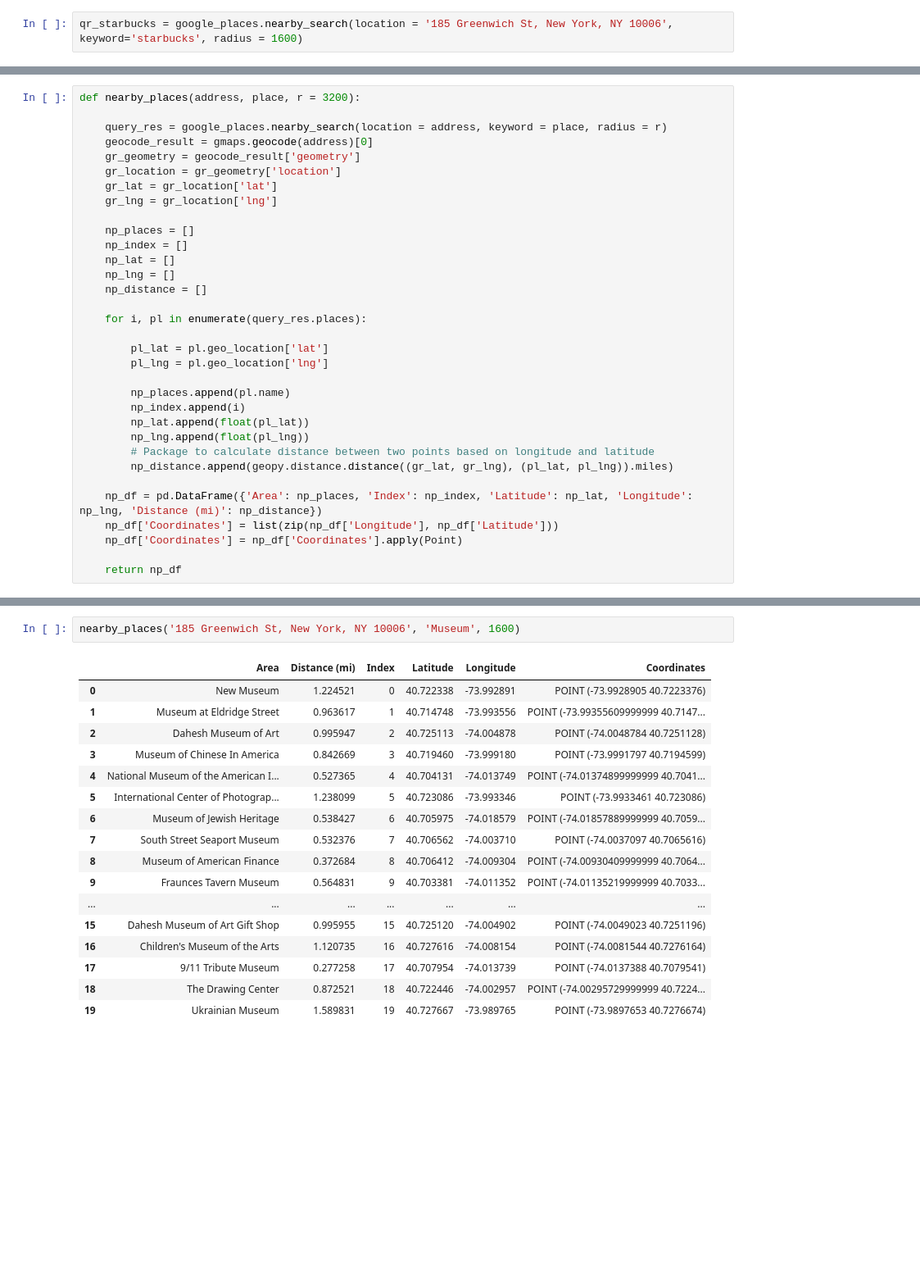
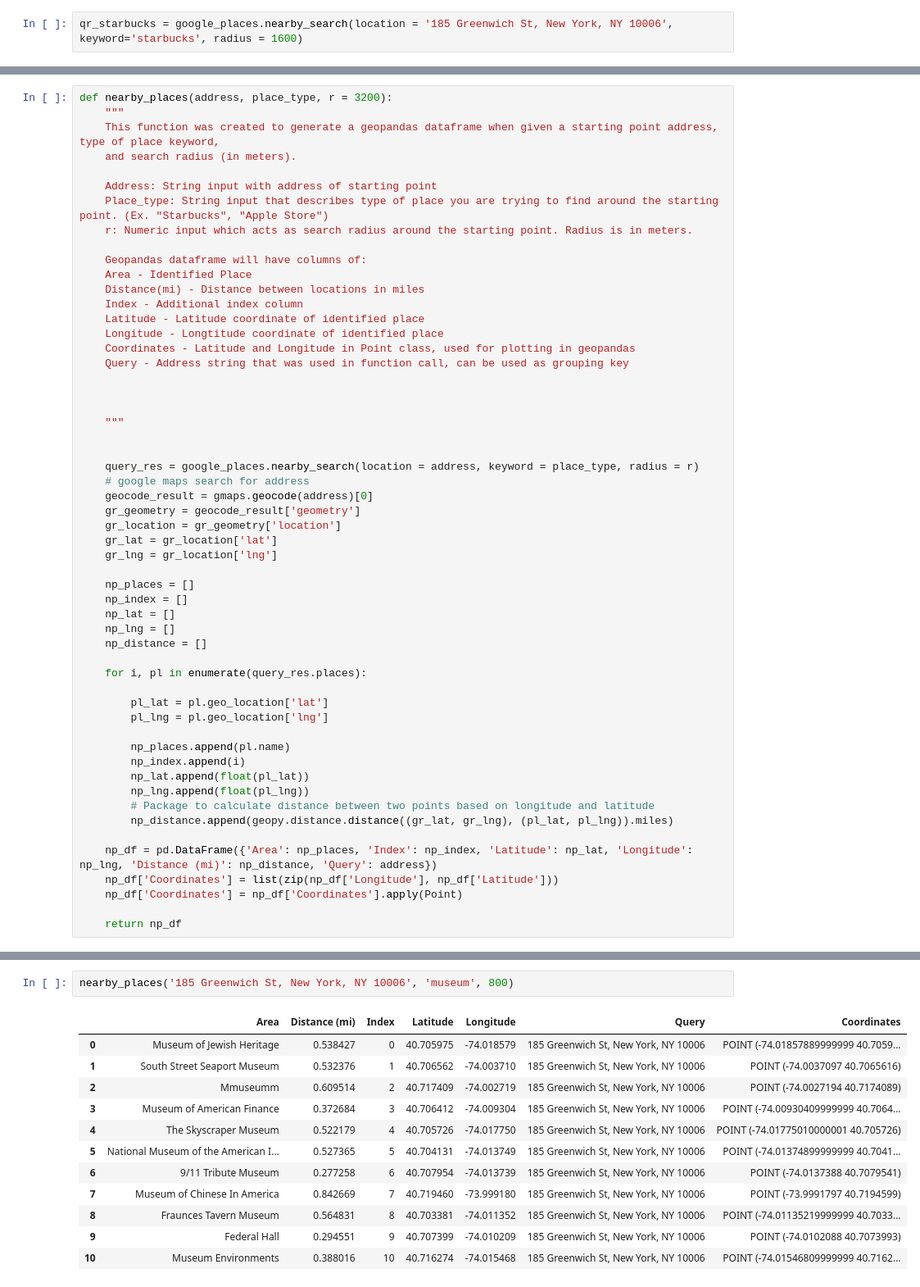
Before and after one commit to nalehc/gala_flyer_locations, a Jupyter notebook: Google_Places_Scraping_Alan.ipynb, the cells around one changed output, grey strips where cells are left out. Shown at 82% size. Saved outputs shown, nothing was run; the diff lists cells and outputs as text; blank space fills up the shorter version.

Commit message:
Added more documentation and query column in the geopandas dataframe

```diff
--- a/Google_Places_Scraping_Alan.ipynb
+++ b/Google_Places_Scraping_Alan.ipynb
@@ -76,7 +84,29 @@ Base Function to generate geopandas dataframes
 # %%
-def nearby_places(address, place, r = 3200):
+def nearby_places(address, place_type, r = 3200):
+    """
+    This function was created to generate a geopandas dataframe when given a starting point address, type of place keyword,
+    and search radius (in meters).
 
-    query_res = google_places.nearby_search(location = address, keyword = place, radius = r)
+    Address: String input with address of starting point
+    Place_type: String input that describes type of place you are trying to find around the starting point. (Ex. "Starbucks", "Apple Store")
+    r: Numeric input which acts as search radius around the starting point. Radius is in meters.
+
+    Geopandas dataframe will have columns of:
+    Area - Identified Place
+    Distance(mi) - Distance between locations in miles
+    Index - Additional index column
+    Latitude - Latitude coordinate of identified place
+    Longitude - Longtitude coordinate of identified place
+    Coordinates - Latitude and Longitude in Point class, used for plotting in geopandas
+    Query - Address string that was used in function call, can be used as grouping key
+
+
+
+    """
+
+
+    query_res = google_places.nearby_search(location = address, keyword = place_type, radius = r)
+    # google maps search for address
     geocode_result = gmaps.geocode(address)[0]
     gr_geometry = geocode_result['geometry']
     gr_location = gr_geometry['location']
@@ -101,7 +131,7 @@ def nearby_places(address, place, r = 3200):
         # Package to calculate distance between two points based on longitude and latitude
         np_distance.append(geopy.distance.distance((gr_lat, gr_lng), (pl_lat, pl_lng)).miles)
 
-    np_df = pd.DataFrame({'Area': np_places, 'Index': np_index, 'Latitude': np_lat, 'Longitude': np_lng, 'Distance (mi)': np_distance})
+    np_df = pd.DataFrame({'Area': np_places, 'Index': np_index, 'Latitude': np_lat, 'Longitude': np_lng, 'Distance (mi)': np_distance, 'Query': address})
     np_df['Coordinates'] = list(zip(np_df['Longitude'], np_df['Latitude']))
     np_df['Coordinates'] = np_df['Coordinates'].apply(Point)
 
@@ -109,23 +141,18 @@ def nearby_places(address, place, r = 3200):
 # %%
-nearby_places('185 Greenwich St, New York, NY 10006', 'Museum', 1600)
+nearby_places('185 Greenwich St, New York, NY 10006', 'museum', 800)
 # %% [output]
-|  | Area | Distance (mi) | Index | Latitude | Longitude | Coordinates |
-| 0 | New Museum | 1.224521 | 0 | 40.722338 | -73.992891 | POINT (-73.9928905 40.7223376) |
-| 1 | Museum at Eldridge Street | 0.963617 | 1 | 40.714748 | -73.993556 | POINT (-73.99355609999999 40.7147... |
-| 2 | Dahesh Museum of Art | 0.995947 | 2 | 40.725113 | -74.004878 | POINT (-74.0048784 40.7251128) |
-| 3 | Museum of Chinese In America | 0.842669 | 3 | 40.719460 | -73.999180 | POINT (-73.9991797 40.7194599) |
-| 4 | National Museum of the American I... | 0.527365 | 4 | 40.704131 | -74.013749 | POINT (-74.01374899999999 40.7041... |
-| 5 | International Center of Photograp... | 1.238099 | 5 | 40.723086 | -73.993346 | POINT (-73.9933461 40.723086) |
-| 6 | Museum of Jewish Heritage | 0.538427 | 6 | 40.705975 | -74.018579 | POINT (-74.01857889999999 40.7059... |
-| 7 | South Street Seaport Museum | 0.532376 | 7 | 40.706562 | -74.003710 | POINT (-74.0037097 40.7065616) |
-| 8 | Museum of American Finance | 0.372684 | 8 | 40.706412 | -74.009304 | POINT (-74.00930409999999 40.7064... |
-| 9 | Fraunces Tavern Museum | 0.564831 | 9 | 40.703381 | -74.011352 | POINT (-74.01135219999999 40.7033... |
-| ... | ... | ... | ... | ... | ... | ... |
-| 15 | Dahesh Museum of Art Gift Shop | 0.995955 | 15 | 40.725120 | -74.004902 | POINT (-74.0049023 40.7251196) |
-| 16 | Children's Museum of the Arts | 1.120735 | 16 | 40.727616 | -74.008154 | POINT (-74.0081544 40.7276164) |
-| 17 | 9/11 Tribute Museum | 0.277258 | 17 | 40.707954 | -74.013739 | POINT (-74.0137388 40.7079541) |
-| 18 | The Drawing Center | 0.872521 | 18 | 40.722446 | -74.002957 | POINT (-74.00295729999999 40.7224... |
-| 19 | Ukrainian Museum | 1.589831 | 19 | 40.727667 | -73.989765 | POINT (-73.9897653 40.7276674) |
+|  | Area | Distance (mi) | Index | Latitude | Longitude | Query | Coordinates |
+| 0 | Museum of Jewish Heritage | 0.538427 | 0 | 40.705975 | -74.018579 | 185 Greenwich St, New York, NY 10006 | POINT (-74.01857889999999 40.7059... |
+| 1 | South Street Seaport Museum | 0.532376 | 1 | 40.706562 | -74.003710 | 185 Greenwich St, New York, NY 10006 | POINT (-74.0037097 40.7065616) |
+| 2 | Mmuseumm | 0.609514 | 2 | 40.717409 | -74.002719 | 185 Greenwich St, New York, NY 10006 | POINT (-74.0027194 40.7174089) |
+| 3 | Museum of American Finance | 0.372684 | 3 | 40.706412 | -74.009304 | 185 Greenwich St, New York, NY 10006 | POINT (-74.00930409999999 40.7064... |
+| 4 | The Skyscraper Museum | 0.522179 | 4 | 40.705726 | -74.017750 | 185 Greenwich St, New York, NY 10006 | POINT (-74.01775010000001 40.705726) |
+| 5 | National Museum of the American I... | 0.527365 | 5 | 40.704131 | -74.013749 | 185 Greenwich St, New York, NY 10006 | POINT (-74.01374899999999 40.7041... |
+| 6 | 9/11 Tribute Museum | 0.277258 | 6 | 40.707954 | -74.013739 | 185 Greenwich St, New York, NY 10006 | POINT (-74.0137388 40.7079541) |
+| 7 | Museum of Chinese In America | 0.842669 | 7 | 40.719460 | -73.999180 | 185 Greenwich St, New York, NY 10006 | POINT (-73.9991797 40.7194599) |
+| 8 | Fraunces Tavern Museum | 0.564831 | 8 | 40.703381 | -74.011352 | 185 Greenwich St, New York, NY 10006 | POINT (-74.01135219999999 40.7033... |
+| 9 | Federal Hall | 0.294551 | 9 | 40.707399 | -74.010209 | 185 Greenwich St, New York, NY 10006 | POINT (-74.0102088 40.7073993) |
+| 10 | Museum Environments | 0.388016 | 10 | 40.716274 | -74.015468 | 185 Greenwich St, New York, NY 10006 | POINT (-74.01546809999999 40.7162... |
 # %%
 polygons = gpd.read_file("d085e2f8d0b54d4590b1e7d1f35594c1pediacitiesnycneighborhoods.geojson")
 polygons.head()
```
Also changed, not shown: parts of 6 cells of this notebook.
